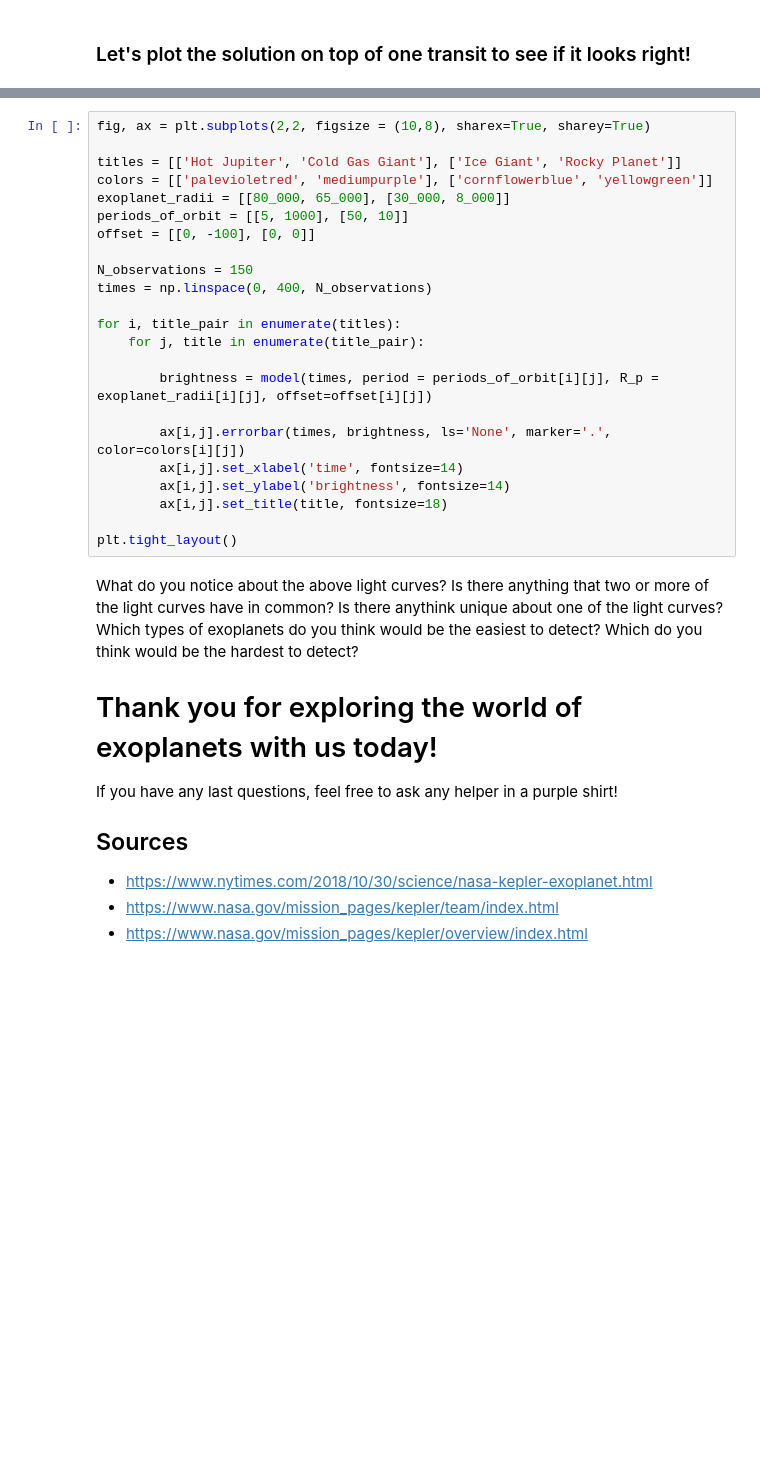
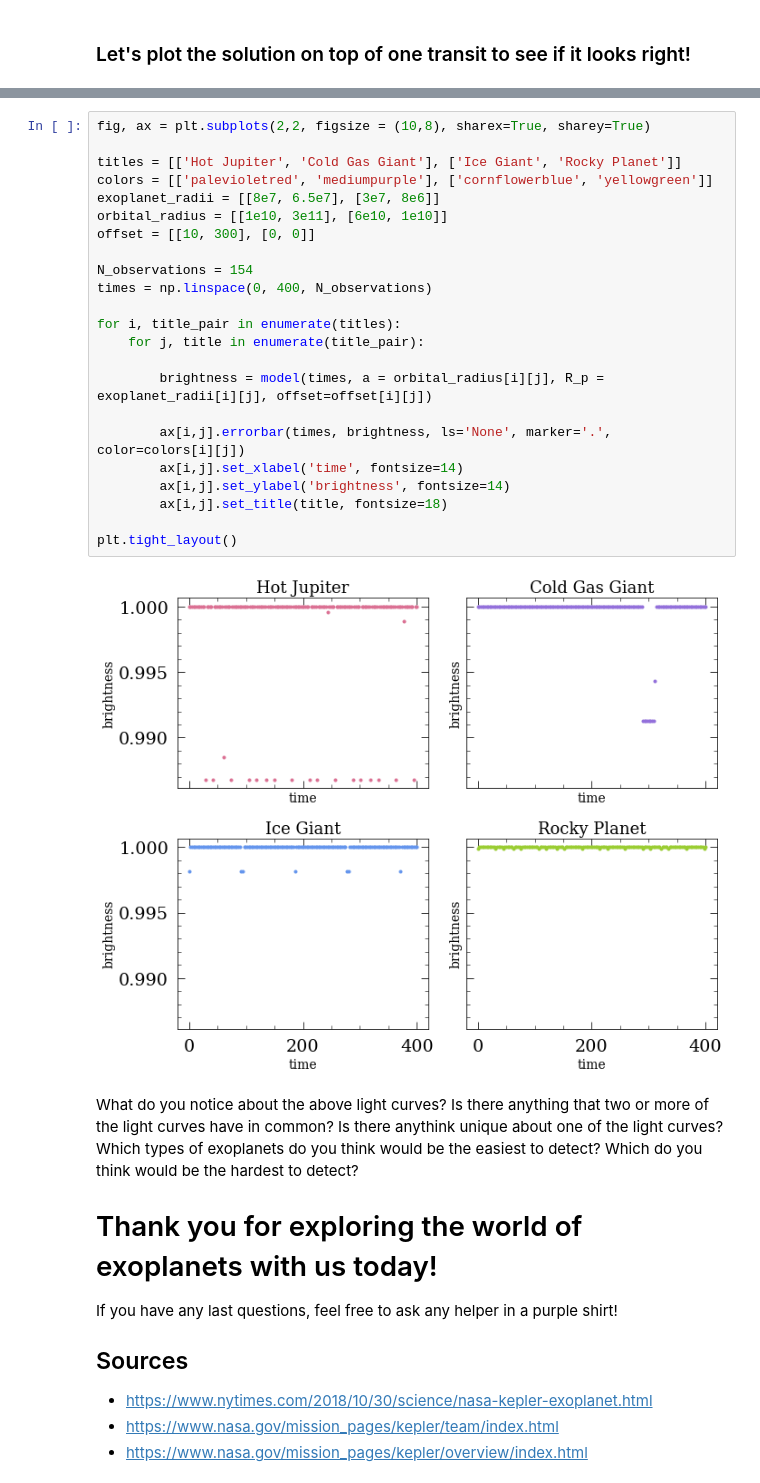
Before and after one commit to erinhay/outreach, a Jupyter notebook: Discovering-Exoplanets/discovering_exoplanets_SuttonTrust_solutions.ipynb, the cells around one changed output, grey strips where cells are left out. Drawn from its saved outputs; the diff is of its cells as text; blank space fills up the shorter version.

```diff
--- a/Discovering-Exoplanets/discovering_exoplanets_SuttonTrust_solutions.ipynb
+++ b/Discovering-Exoplanets/discovering_exoplanets_SuttonTrust_solutions.ipynb
@@ -449,26 +466,28 @@ Because of their different radii and periods, the different types of exoplanets
 # %%
 fig, ax = plt.subplots(2,2, figsize = (10,8), sharex=True, sharey=True)
 
 titles = [['Hot Jupiter', 'Cold Gas Giant'], ['Ice Giant', 'Rocky Planet']]
 colors = [['palevioletred', 'mediumpurple'], ['cornflowerblue', 'yellowgreen']]
-exoplanet_radii = [[80_000, 65_000], [30_000, 8_000]]
-periods_of_orbit = [[5, 1000], [50, 10]]
-offset = [[0, -100], [0, 0]]
+exoplanet_radii = [[8e7, 6.5e7], [3e7, 8e6]]
+orbital_radius = [[1e10, 3e11], [6e10, 1e10]]
+offset = [[10, 300], [0, 0]]
 
-N_observations = 150
+N_observations = 154
 times = np.linspace(0, 400, N_observations)
 
 for i, title_pair in enumerate(titles):
     for j, title in enumerate(title_pair):
 
-        brightness = model(times, period = periods_of_orbit[i][j], R_p = exoplanet_radii[i][j], offset=offset[i][j])
+        brightness = model(times, a = orbital_radius[i][j], R_p = exoplanet_radii[i][j], offset=offset[i][j])
 
         ax[i,j].errorbar(times, brightness, ls='None', marker='.', color=colors[i][j])
         ax[i,j].set_xlabel('time', fontsize=14)
         ax[i,j].set_ylabel('brightness', fontsize=14)
         ax[i,j].set_title(title, fontsize=18)
 
 plt.tight_layout()
+# %% [output]
+[figure, added]
 # %% [markdown]
 What do you notice about the above light curves? Is there anything that two or more of the light curves have in common? Is there anythink unique about one of the light curves? Which types of exoplanets do you think would be the easiest to detect? Which do you think would be the hardest to detect?
 
```
Also changed, not shown: parts of 8 cells of this notebook.
